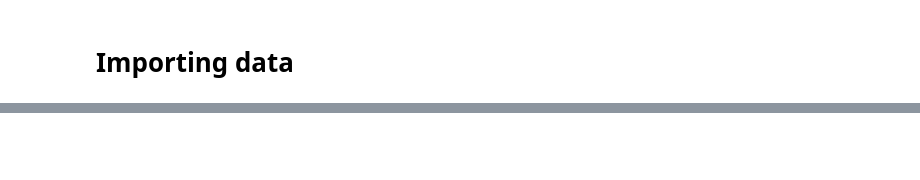
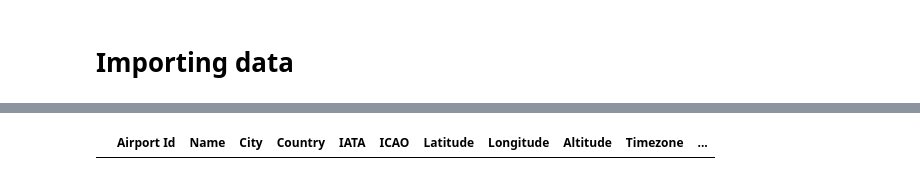
Before and after one commit to OliverFlecke/02805-Social-Graphs-and-Interactions-Project, a Jupyter notebook: AirportRoutesGraph.ipynb, the cells around one changed output, grey strips where cells are left out. Saved outputs shown, nothing was run; the diff lists cells and outputs as text; code cells hidden in the pictures; blank space fills up the shorter version.

```diff
--- a/AirportRoutesGraph.ipynb
+++ b/AirportRoutesGraph.ipynb
@@ -29,0 +69,4 @@ airport_routes_digraph.add_edges_from([(airport_src[i],airport_dest[i]) for i in
+# %%
+airports_df.loc[airports_df['IATA'] == "SPR"]
+# %% [output]
+|  | Airport Id | Name | City | Country | IATA | ICAO | Latitude | Longitude | Altitude | Timezone | ... |
```
Also changed, not shown: parts of 9 cells of this notebook, 1 other file.
